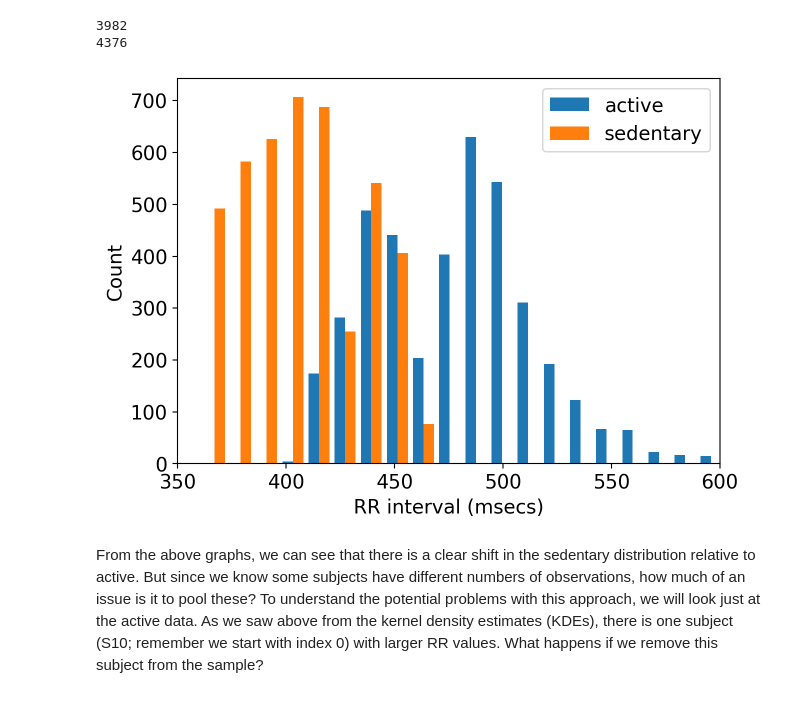
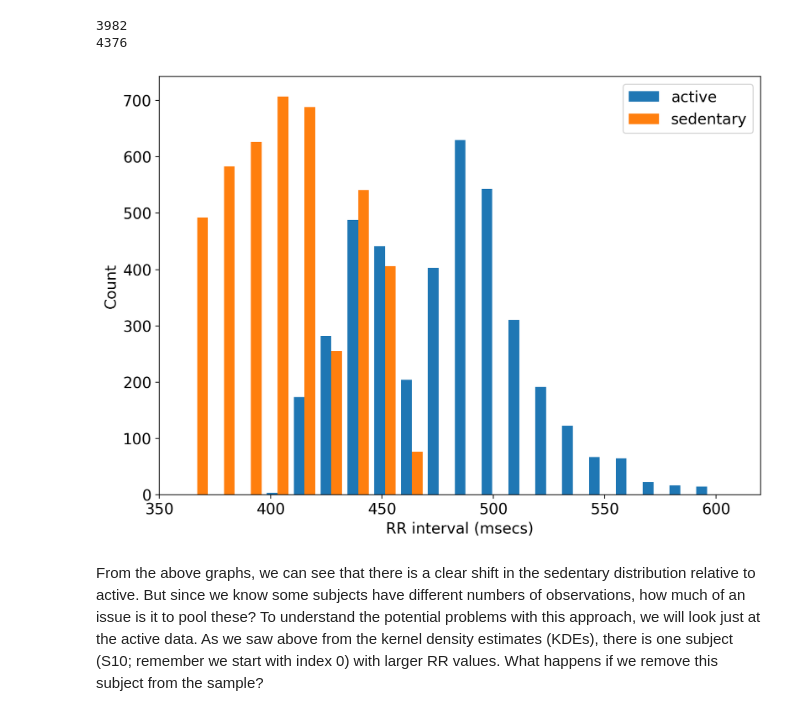
Before and after one commit to emckiernan/physio-analysis, a Jupyter notebook: code/cardioData_fromBaseCode.ipynb, the cells around one changed output. Saved outputs shown, nothing was run; the diff lists cells and outputs as text; code cells hidden in the pictures.

```diff
--- a/code/cardioData_fromBaseCode.ipynb
+++ b/code/cardioData_fromBaseCode.ipynb
@@ -25,7 +25,7 @@ from repeatedMeasures_baseCode import *
 plt.rcParams['axes.labelsize'] = 14 # fontsize for figure labels
 plt.rcParams['font.size'] = 14 # fontsize for figure numbers
 #
-dataPath = '/Users/erin/Manuscripts/inPrep/repeatedMeasures/data/ECGdata/'
+dataPath = '/Users/erin/Manuscripts/inPrep/repeatedMeasures/forRepo/data/human-ECG/'
 # %%
 # run following code if you want figures centered, or comment out for default left-aligned
 from IPython.core.display import HTML
@@ -357,14 +402,14 @@ print(len(RRs_sed))
 4376
 # %%
 # plot side-by-side histograms; just another way to compare the data, comment if not used
-plt.figure(figsize=(7,5))
+plt.figure(figsize=(10,7))
 plt.hist([RRs_act,RRs_sed],bins=20,label=['active','sedentary'],align='mid')
 plt.xlabel('RR interval (msecs)')
 plt.ylabel('Count')
-plt.xlim(350,600)
+plt.xlim(350,620)
 plt.legend();
 # %% [output]
-[figure, old version]
+[figure, new version]
 # %% [markdown]
 From the above graphs, we can see that there is a clear shift in the sedentary distribution relative to active. But since we know some subjects have different numbers of observations, how much of an issue is it to pool these? To understand the potential problems with this approach, we will look just at the active data. As we saw above from the kernel density estimates (KDEs), there is one subject (S10; remember we start with index 0) with larger RR values. What happens if we remove this subject from the sample?
 # %%
```
Also changed, not shown: parts of 7 cells of this notebook.
